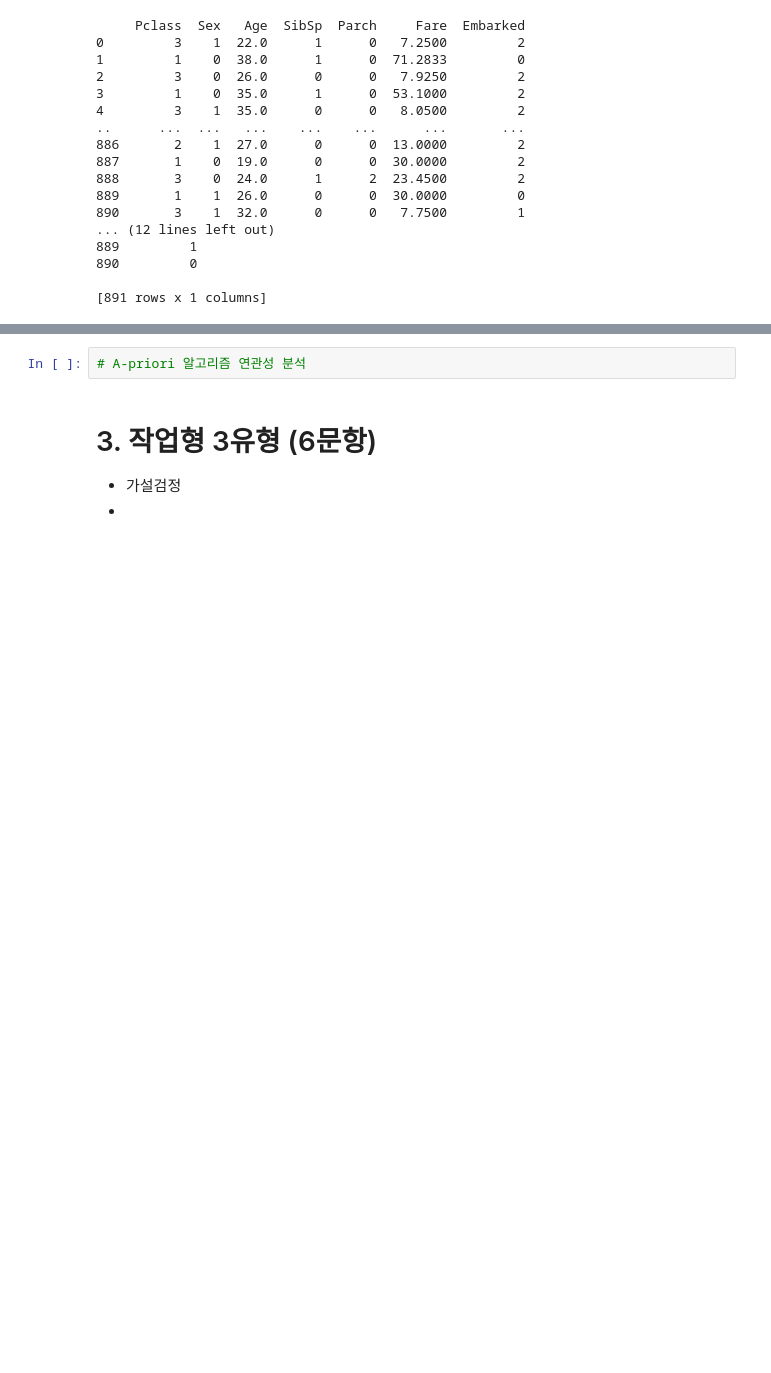
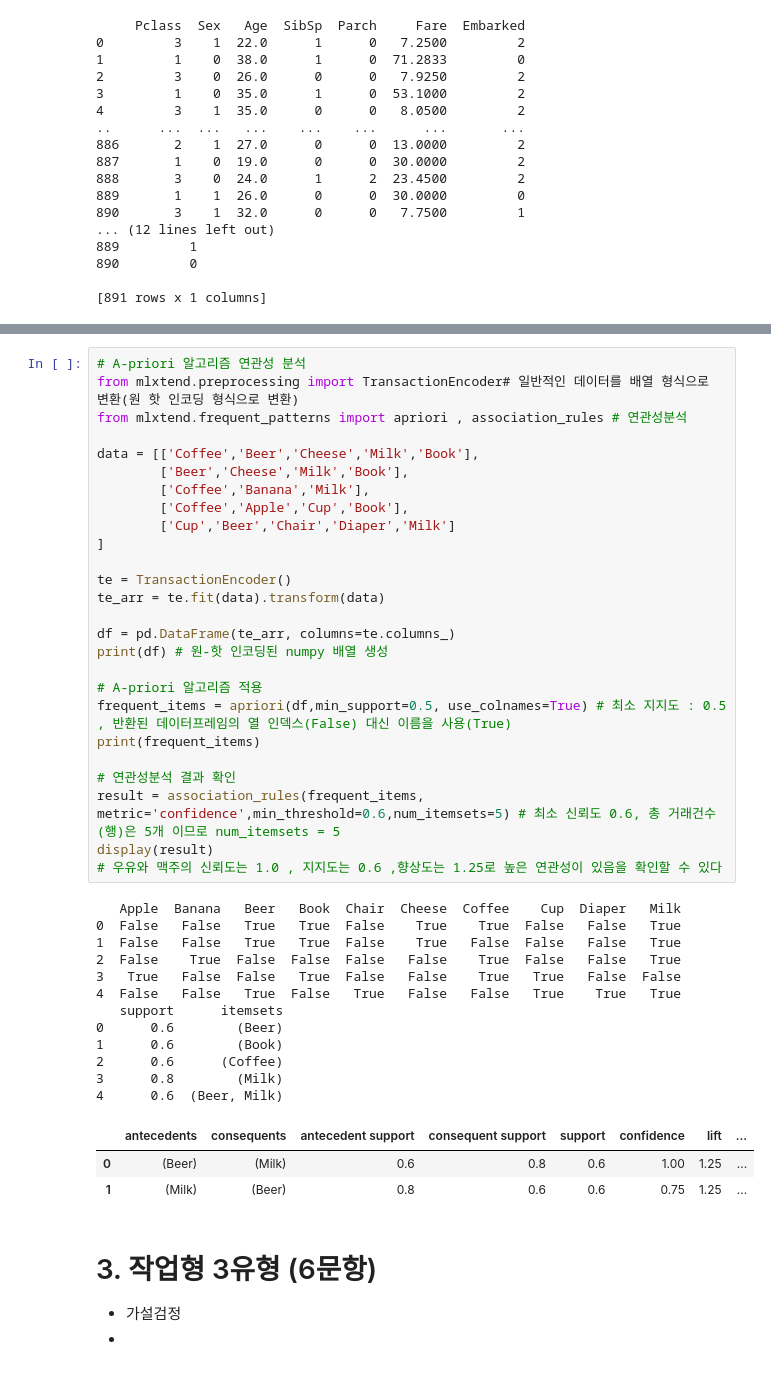
Before and after one commit to yangjung-woo/Bigdata, a Jupyter notebook: all_in_one.ipynb, the cells around one changed output, grey strips where cells are left out. Cells and saved outputs as stored; diff of their text form; blank space fills up the shorter version.

```diff
--- a/all_in_one.ipynb
+++ b/all_in_one.ipynb
@@ -509,5 +489,45 @@ Returning the number of logical cores instead. You can silence this warning by s
 # %%
 # A-priori 알고리즘 연관성 분석
+from mlxtend.preprocessing import TransactionEncoder# 일반적인 데이터를 배열 형식으로 변환(원 핫 인코딩 형식으로 변환)
+from mlxtend.frequent_patterns import apriori , association_rules # 연관성분석
+
+data = [['Coffee','Beer','Cheese','Milk','Book'],
+        ['Beer','Cheese','Milk','Book'],
+        ['Coffee','Banana','Milk'],
+        ['Coffee','Apple','Cup','Book'],
+        ['Cup','Beer','Chair','Diaper','Milk']
+]
+
+te = TransactionEncoder()
+te_arr = te.fit(data).transform(data)
+
+df = pd.DataFrame(te_arr, columns=te.columns_)
+print(df) # 원-핫 인코딩된 numpy 배열 생성
+
+# A-priori 알고리즘 적용
+frequent_items = apriori(df,min_support=0.5, use_colnames=True) # 최소 지지도 : 0.5 , 반환된 데이터프레임의 열 인덱스(False) 대신 이름을 사용(True)
+print(frequent_items)
+
+# 연관성분석 결과 확인
+result = association_rules(frequent_items, metric='confidence',min_threshold=0.6,num_itemsets=5) # 최소 신뢰도 0.6, 총 거래건수 (행)은 5개 이므로 num_itemsets = 5
+display(result)
+# 우유와 맥주의 신뢰도는 1.0 , 지지도는 0.6 ,향상도는 1.25로 높은 연관성이 있음을 확인할 수 있다
+# %% [output]
+   Apple  Banana   Beer   Book  Chair  Cheese  Coffee    Cup  Diaper   Milk
+0  False   False   True   True  False    True    True  False   False   True
+1  False   False   True   True  False    True   False  False   False   True
+2  False    True  False  False  False   False    True  False   False   True
+3   True   False  False   True  False   False    True   True   False  False
+4  False   False   True  False   True   False   False   True    True   True
+   support      itemsets
+0      0.6        (Beer)
+1      0.6        (Book)
+2      0.6      (Coffee)
+3      0.8        (Milk)
+4      0.6  (Beer, Milk)
+|  | antecedents | consequents | antecedent support | consequent support | support | confidence | lift | ... |
+| 0 | (Beer) | (Milk) | 0.6 | 0.8 | 0.6 | 1.00 | 1.25 | ... |
+| 1 | (Milk) | (Beer) | 0.8 | 0.6 | 0.6 | 0.75 | 1.25 | ... |
 # %% [markdown]
 # 3. 작업형 3유형 (6문항)
 - 가설검정
```
Also changed, not shown: parts of 10 cells of this notebook.
